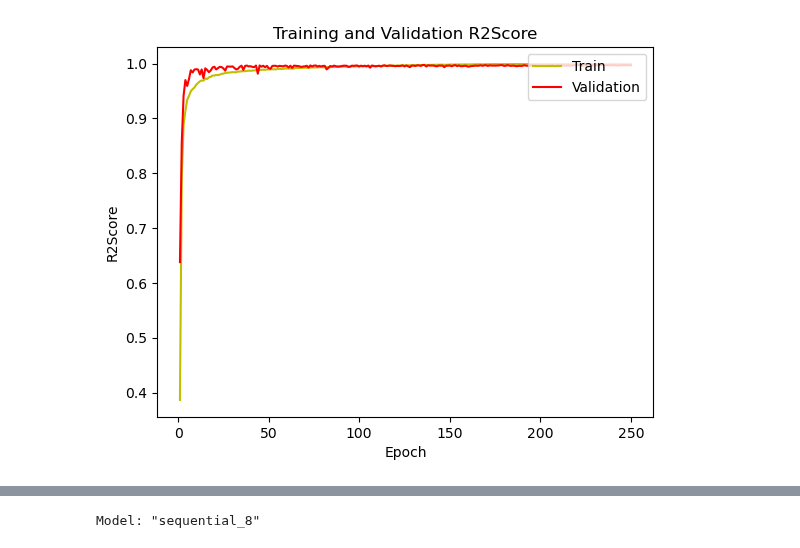
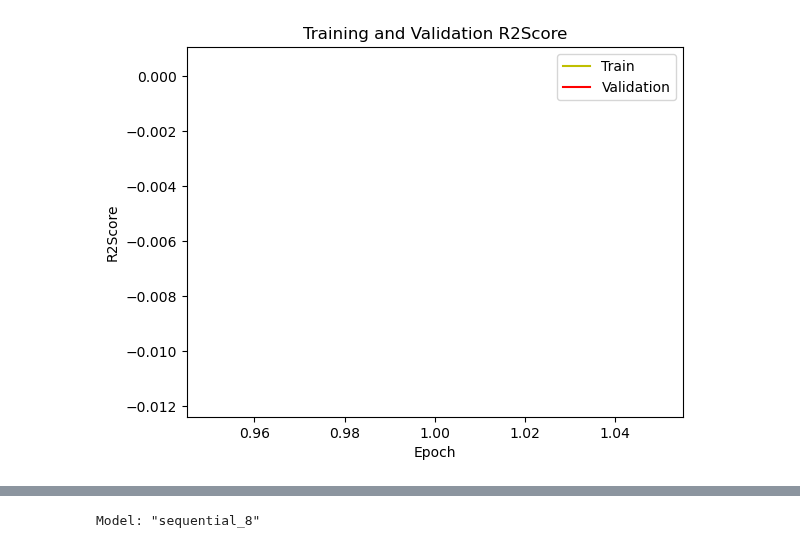
Before and after one commit to Logan-Kelsch/-ES-NN-test1, a Jupyter notebook: NN/NN_V3.0/dm_LSTM.ipynb, the cells around one changed output, grey strips where cells are left out. Drawn from its saved outputs; the diff is of its cells as text; code cells hidden in the pictures.

Commit message:
new training test entries, val-R2-.56

```diff
--- a/NN/NN_V3.0/dm_LSTM.ipynb
+++ b/NN/NN_V3.0/dm_LSTM.ipynb
@@ -31,7 +31,8 @@ from imblearn.over_sampling import SMOTE
 data = pd.read_csv('catted_1.csv')
 
 #      'Dr1' 'Dr3' 'Mr1' 'Mr3'
-testFor = 'Dr1'
+testFor = 'Dr3'
+timeSteps = 2
 tType = testFor[0]
 #testing random feature drops
 #TREND
@@ -137,39 +138,43 @@ X = data.iloc[:, :-1].values
 y = data.iloc[:, -1].values
 
 #setting data for LSTM
-def reformat_lstm_data_numpy(data, time_steps=5):
-    """
-    Reformat a numpy array for an LSTM model.
+def reformat_to_lstm(X, time_steps=timeSteps):
+    X_lstm, y_lstm = [], []
 
-    Parameters:
-    data (np.ndarray): Input data of shape (n_samples, n_features).
-    time_steps (int): The number of time steps for LSTM input. Defaults to 5.
+    for i in range(time_steps, len(X)+1):
+        # Collect previous time_steps rows for X
+        X_lstm.append(X[i-time_steps:i])
+        # The corresponding y value for the last time step in the sequence
 
-    Returns:
-    np.array: Reformatted data of shape (n_samples - time_steps, time_steps, n_features).
-    """
+    X_lstm = np.array(X_lstm)
+
+    return X_lstm
+
+def reformat_lstm(data, time_steps=5):
     n_samples, n_features = data.shape
-
     # Ensure we have enough samples for the given time_steps
     reformatted_data = []
-
     for i in range(n_samples - time_steps + 1):
         reformatted_data.append(data[i:i + time_steps])
-
     return np.array(reformatted_data)
 
+#timeSteps = 5
+#X = reformat_lstm(X, timeSteps)
+#y = y[timeSteps+4:]
+
+#print(X[0])
 # Standardize the features
 scaler1 = StandardScaler()
 scaler2 = RobustScaler()
 scaler3 = MinMaxScaler(feature_range=(-1,1))
-scaler2.fit(X)
-X = scaler2.transform(X)
-scaler3.fit(X)
-X = scaler3.transform(X)
+#scaler2.fit(X)
+#X = scaler2.transform(X)
+#scaler3.fit(X)
+#X = scaler3.transform(X)
 
-timeSteps = 5
-X = reformat_lstm_data_numpy(X, timeSteps)
-y = y[:-timeSteps+1]
+
+X = reformat_to_lstm(X, timeSteps)
+y = y[timeSteps-1:]
 
 def remove_zero_mo_samples(X, y):
     """
@@ -202,7 +207,7 @@ def remove_zero_mo_samples(X, y):
 # and `y` is your 1D numpy array of labels with shape (n_samples,)
 # filtered_X, filtered_y = remove_zero_mo_samples(X, y)
 
-X, y = remove_zero_mo_samples(X, y)
+#X, y = remove_zero_mo_samples(X, y)
 
 # Split the data into training and testing sets
 X_train, X_test, y_train, y_test = train_test_split(X, y, test_size=0.2, random_state=0)
@@ -225,7 +230,7 @@ X_train, X_test, y_train, y_test = train_test_split(X, y, test_size=0.2, random_
 #print('\nResampled Data size:',X_resampled.size)
 
 #BUILD THE NEURAL NETWORK MODEL-------------------------------------------------------
-
+'''
 def custom_loss(y_true, y_pred):
     # Calculate the absolute error
     error = tf.abs(y_true - y_pred)
@@ -248,7 +253,7 @@ def custom_loss(y_true, y_pred):
 
     # Return the average loss over the batch
     return tf.reduce_mean(total_loss)
-
+'''
 
 
 #LEARNING RATES____________________________________________________________________________________________
@@ -256,9 +261,9 @@ from keras.optimizers.schedules import ExponentialDecay
 lr_schedule = ExponentialDecay(
     #good rough val to start, .25, good val to end at .0015.
     #5k epoch should be: .25, 8565, .9995, true
-    0.1,
-    decay_steps=186,
-    decay_rate=0.999,
+    0.2,
+    decay_steps=617,
+    decay_rate=0.96,
     staircase=True)
 
 opt1 = SGD(learning_rate=0.0001)
@@ -273,47 +278,44 @@ opt3 = SGD(learning_rate=lr_schedule)
 #y_train = y.reshape(1,-1)
 
 def build_LSTM_model():
-    time_steps=5
+    #time_steps=5
     n_features=len(Xfeatures)
-    output_unit=1
-    lstm_activation='tanh'
-
     model = tf.keras.Sequential([
-        tf.keras.layers.Input(shape=(time_steps,X_train.shape[2])),
+        tf.keras.layers.Input(shape=(timeSteps,X_train.shape[2])),
         #tf.keras.layers.Activation('tanh'),
-        tf.keras.layers.LSTM(64, activation=lstm_activation),#, input_shape=(time_steps, n_features)),
+        tf.keras.layers.LSTM(128, activation='tanh'),#, input_shape=(time_steps, n_features)),
         #tf.keras.layers.Activation('leaky_relu'),
         #tf.keras.layers.Dense(2048),#,kernel_initializer='he_normal',kernel_regularizer=tf.keras.regularizers.l2(0.01)),
         #tf.keras.layers.BatchNormalization(),
         #tf.keras.layers.Activation('leaky_relu'),
-        #tf.keras.layers.Dropout(0.20),
-        #tf.keras.layers.Dense(1024),#,kernel_initializer='he_normal',kernel_regularizer=tf.keras.regularizers.l2(0.01)),
+        tf.keras.layers.Dropout(0.50),
+        tf.keras.layers.Dense(128),#,kernel_initializer='he_normal',kernel_regularizer=tf.keras.regularizers.l2(0.01)),
         #tf.keras.layers.BatchNormalization(),
-        #tf.keras.layers.Activation('leaky_relu'),
-        #tf.keras.layers.Dropout(0.20),
+        tf.keras.layers.Activation('leaky_relu'),
+        tf.keras.layers.Dropout(0.50),
         tf.keras.layers.Dense(1, activation='linear')
     ])
     #AUC=tf.keras.metrics.AUC(curve='PR')
     met = ['precision','recall','accuracy']
     model.compile(optimizer=opt2,
                   loss='mse'
-                  ,metrics=['R2Score','mse'])
+                  ,metrics=['R2Score','root_mean_squared_error'])
     return model
 
 
 
 def load_model():
     #loaded_model = tf.keras.models.load_model('tupleTrain.keras', custom_objects={'custom_loss':custom_loss})
-    loaded_model = tf.keras.models.load_model('LSTM_Mr1_2.keras')
+    loaded_model = tf.keras.models.load_model('LSTM_Mr3_iter.keras')
     loaded_model.compile(optimizer=opt3,
                          loss='mae'
-                         , metrics=['R2Score','mse'])
+                         , metrics=['R2Score','root_mean_squared_error'])
     return loaded_model
 
 
 #TRAIN THE MODEL WITH CUSTOMIZABLE EPOCHS-------------------------------------------------------
 
-epochs = 250
+epochs = 1
 
 early_stopping = EarlyStopping(monitor='val_recall', patience=250, mode='max', restore_best_weights=True)
 
@@ -444 +439 @@ Epoch 250/250
-[figure, old version]
+[figure, new version]
```
Also changed, not shown: parts of 4 cells of this notebook, 42 other files.
